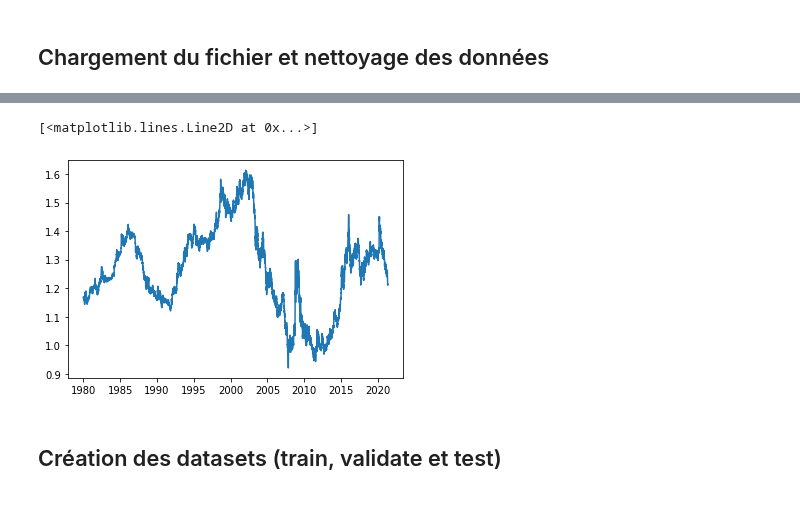
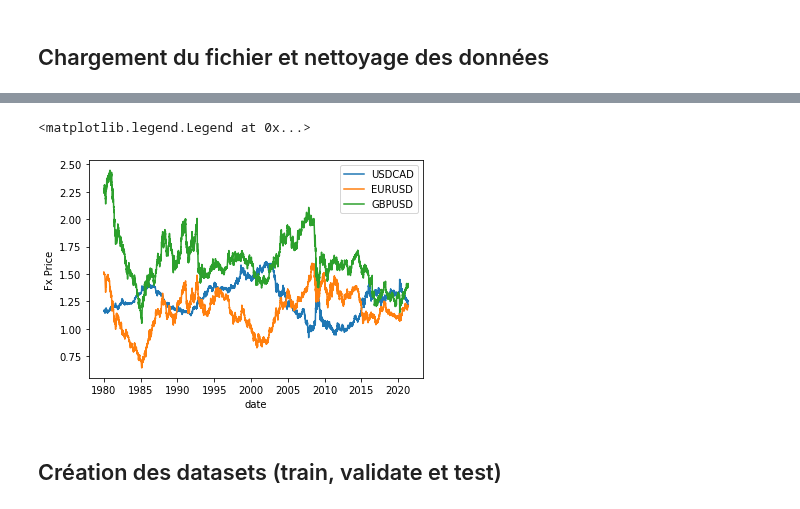
Before and after one commit to delemarchand2020/IVADO_MILA_DL, a Jupyter notebook: Predict_FX_with_DL.ipynb, the cells around one changed output, grey strips where cells are left out. Drawn from its saved outputs; the diff is of its cells as text; code cells hidden in the pictures.

```diff
--- a/Predict_FX_with_DL.ipynb
+++ b/Predict_FX_with_DL.ipynb
@@ -78,9 +83,14 @@ df.describe()
-# %%
-plt.figure()
-plt.plot(df['date'],df['X'])
-# %% [output]
-[<matplotlib.lines.Line2D at 0x...>]
-[figure, removed]
+# %%
+plt.figure()
+plt.plot(df['date'],df['USDCAD'], label='USDCAD')
+plt.plot(df['date'],df['EURUSD'], label='EURUSD')
+plt.plot(df['date'],df['GBPUSD'], label='GBPUSD')
+plt.xlabel('date')
+plt.ylabel('Fx Price')
+plt.legend()
+# %% [output]
+<matplotlib.legend.Legend at 0x...>
+[figure, added]
 # %% [markdown]
 ## Création des datasets (train, validate et test)
 # %%
```
Also changed, not shown: parts of 42 cells of this notebook.
